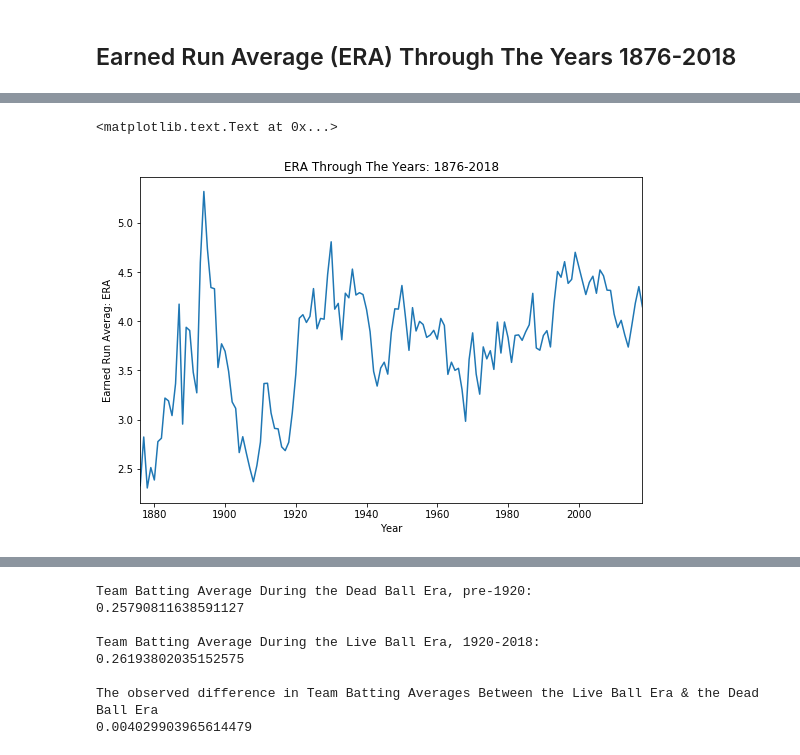
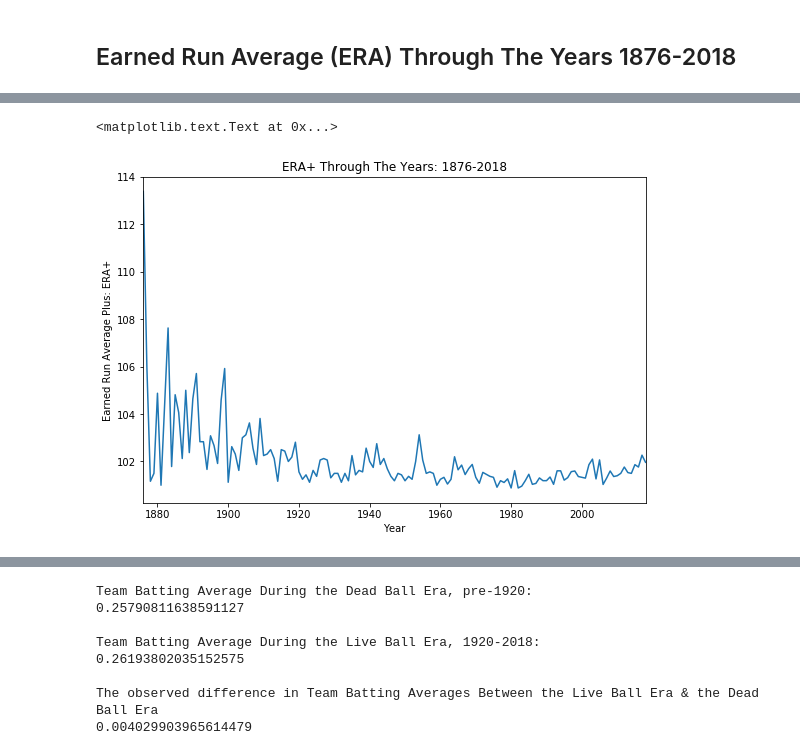
Before and after one commit to swlew369/Baseball, a Jupyter notebook: MLB_1876-2018-EDA_1.ipynb, the cells around one changed output, grey strips where cells are left out. Cells and saved outputs as stored; diff of their text form; code cells hidden in the pictures.

```diff
--- a/MLB_1876-2018-EDA_1.ipynb
+++ b/MLB_1876-2018-EDA_1.ipynb
@@ -375,9 +522,9 @@ Name: ERA, dtype: float64
 # %%
 fig, ax = plt.subplots(figsize=(9, 6))
-df.groupby(['Year'])['ERA'].mean().plot()
+df.groupby(['Year'])['ERA+'].mean().plot()
 plt.xlabel('Year')
-plt.ylabel('Earned Run Averag: ERA')
-plt.title('ERA Through The Years: 1876-2018')
+plt.ylabel('Earned Run Average Plus: ERA+')
+plt.title('ERA+ Through The Years: 1876-2018')
 # %% [output]
 <matplotlib.text.Text at 0x...>
-[figure, old version]
+[figure, new version]
```
Also changed, not shown: parts of 41 cells of this notebook.
